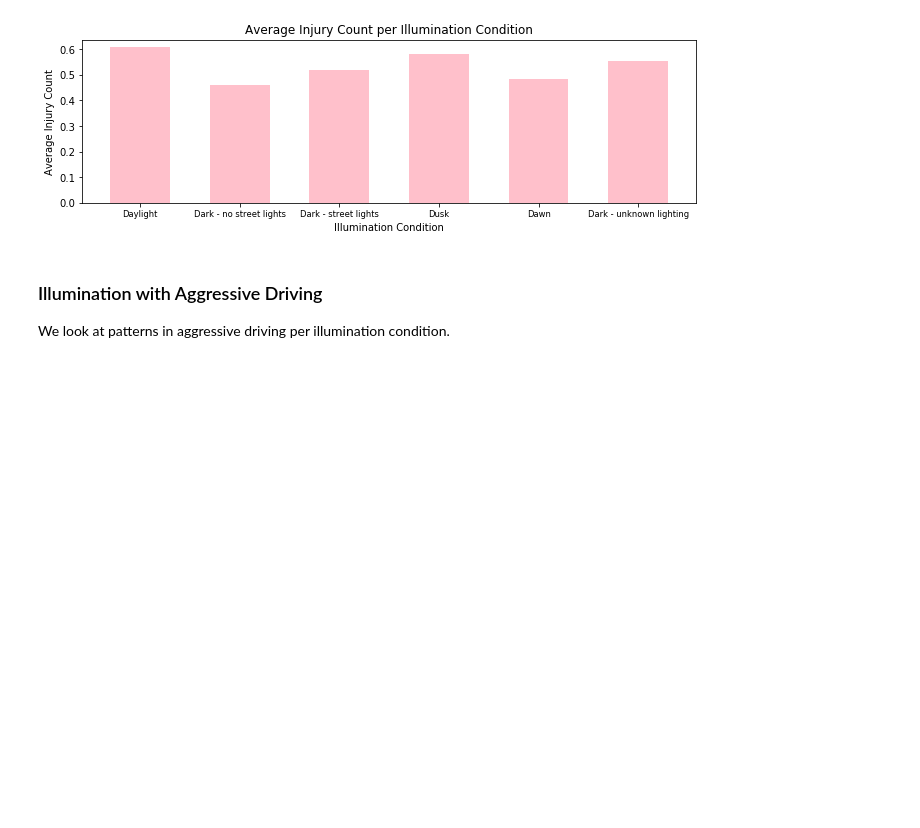
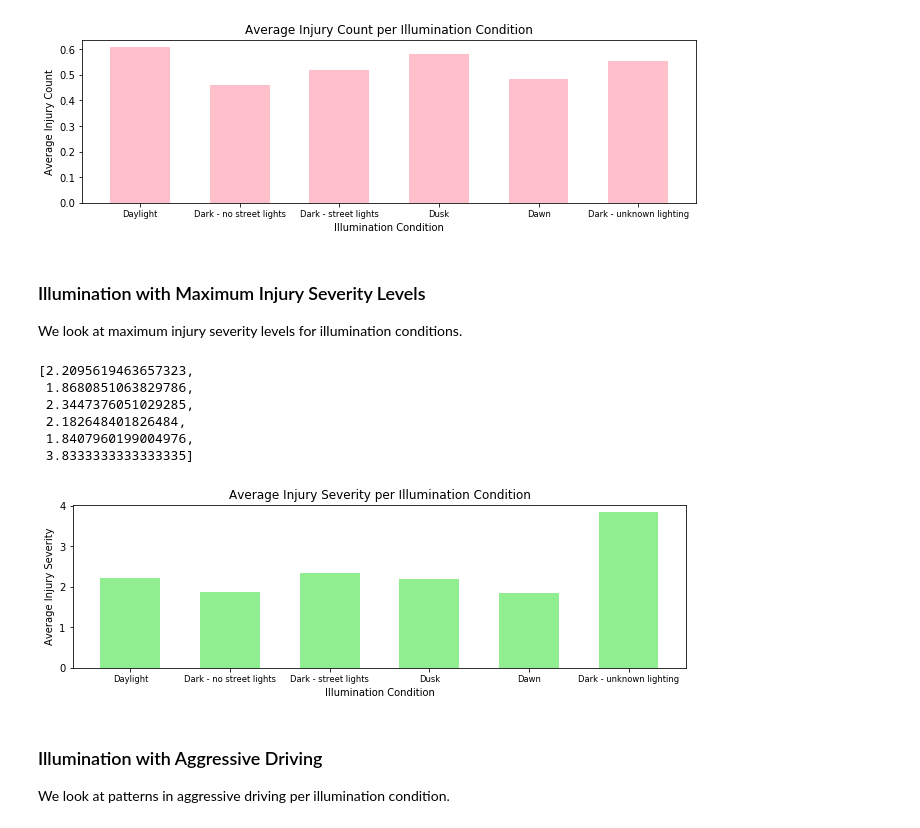
Before and after one commit to andythai/allegheny-crashes, a Jupyter notebook: FinalProject.ipynb, the cells around one changed output. Drawn from its saved outputs; the diff is of its cells as text; code cells hidden in the pictures; blank space fills up the shorter version.

```diff
--- a/FinalProject.ipynb
+++ b/FinalProject.ipynb
@@ -594,6 +623,57 @@ plt.xlabel('Illumination Condition')
 plt.show()
 # %% [output]
 [figure]
+# %% [markdown]
+<h3>Illumination with Maximum Injury Severity Levels</h3>
+
+We look at maximum injury severity levels for illumination conditions.
+# %%
+# Create dataframe for illumination conditions with max injury severity levels
+df_light = df_trimmed[category_conditions + category_injury]
+df_light = df_light[['ILLUMINATION','MAX_SEVERITY_LEVEL']]
+
+# Calculate mean severity injury per lighting condition
+df_light_mean = []
+df_light_1_mean =  df_light[df_light['ILLUMINATION']==1]['MAX_SEVERITY_LEVEL'].mean() # Daylight
+df_light_2_mean =  df_light[df_light['ILLUMINATION']==2]['MAX_SEVERITY_LEVEL'].mean() # Dark - no street light
+df_light_3_mean =  df_light[df_light['ILLUMINATION']==3]['MAX_SEVERITY_LEVEL'].mean() # Dark - street light
+df_light_4_mean =  df_light[df_light['ILLUMINATION']==4]['MAX_SEVERITY_LEVEL'].mean() # Dusk
+df_light_5_mean =  df_light[df_light['ILLUMINATION']==5]['MAX_SEVERITY_LEVEL'].mean() # Dawn
+df_light_6_mean =  df_light[df_light['ILLUMINATION']==6]['MAX_SEVERITY_LEVEL'].mean() # Dark - unknown roadway lighting
+
+# Append means to list
+df_light_mean.append(df_light_1_mean)
+df_light_mean.append(df_light_2_mean)
+df_light_mean.append(df_light_3_mean)
+df_light_mean.append(df_light_4_mean)
+df_light_mean.append(df_light_5_mean)
+df_light_mean.append(df_light_6_mean)
+
+# Print severity means per lighting condition
+df_light_mean
+# %% [output]
+[2.2095619463657323,
+ 1.8680851063829786,
+ 2.3447376051029285,
+ 2.182648401826484,
+ 1.8407960199004976,
+ 3.8333333333333335]
+# %%
+# Bar graph of ratios of mean severity injury per illumination condition
+x_lbls = ['Daylight','Dark - no street lights', 'Dark - street lights', 'Dusk', 'Dawn', 'Dark - unknown lighting']
+y = df_light_mean
+
+plt.figure(figsize=(11,3))
+ill_agg_plt = plt.bar(range(1, len(x_lbls) + 1), y, width=0.6, color='lightgreen')
+
+plt.xticks(range(1,len(x_lbls) + 1), x_lbls, size='small')
+plt.title('Average Injury Severity per Illumination Condition')
+plt.ylabel('Average Injury Severity')
+plt.xlabel('Illumination Condition')
+
+plt.show()
+# %% [output]
+[figure, added]
 # %% [markdown]
 <h3>Illumination with Aggressive Driving</h3>
 
```
Also changed, not shown: parts of 14 cells of this notebook.
